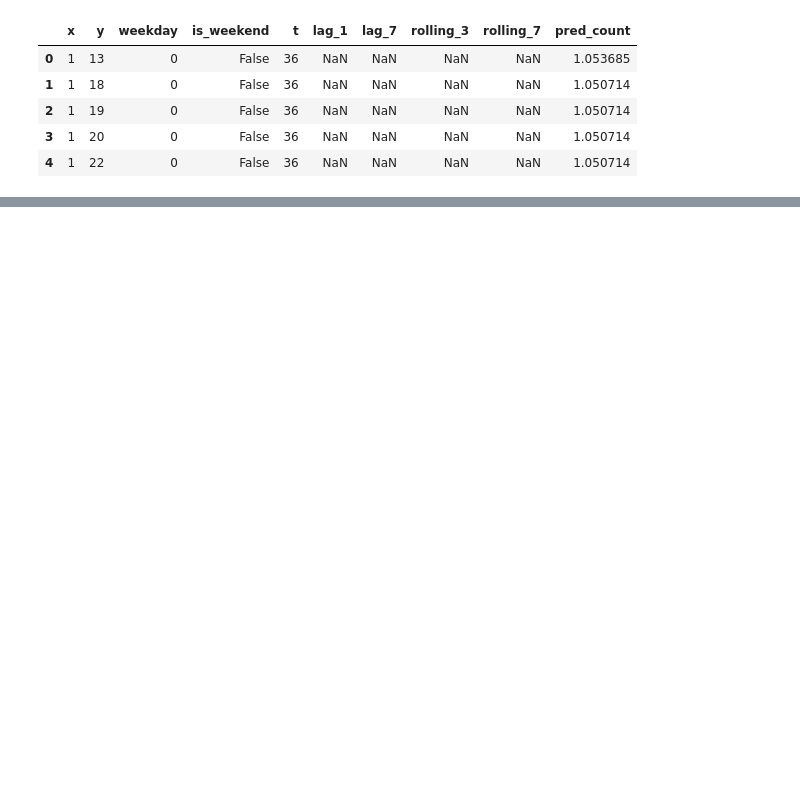
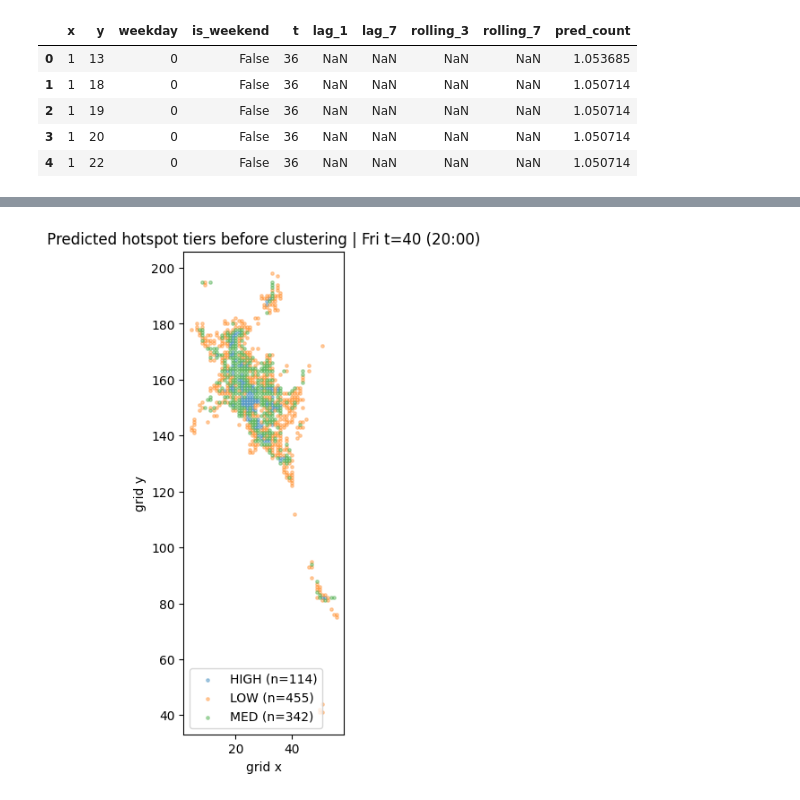
Before and after one commit to radimon/2025_flight_delay_prediction, a Jupyter notebook: notebooks/04_query_confidence.ipynb, the cells around one changed output, grey strips where cells are left out. Saved outputs shown, nothing was run; the diff lists cells and outputs as text; code cells hidden in the pictures; blank space fills up the shorter version.

```diff
--- a/notebooks/04_query_confidence.ipynb
+++ b/notebooks/04_query_confidence.ipynb
@@ -492,0 +480,23 @@ display(m)
+# %%
+import matplotlib.pyplot as plt
+
+# --- 這段讓圖上能標註時間 ---
+weekday_name = ["Mon","Tue","Wed","Thu","Fri","Sat","Sun"][target_weekday]
+time_str = f"{weekday_name} t={target_t} ({target_t//2:02d}:{(target_t%2)*30:02d})"
+
+# 只畫有分級的點（HIGH/MED/LOW）
+plot_df = out[out["level"].isin(["HIGH","MED","LOW"])].copy()
+
+fig, ax = plt.subplots(figsize=(7, 7))
+
+for lvl, g in plot_df.groupby("level"):
+    ax.scatter(g["x"], g["y"], s=6, alpha=0.35, label=f"{lvl} (n={len(g)})")
+
+ax.set_title(f"Predicted hotspot tiers before clustering | {time_str}")
+ax.set_xlabel("grid x")
+ax.set_ylabel("grid y")
+ax.set_aspect("equal", adjustable="box")
+ax.legend()
+plt.show()
+# %% [output]
+[figure, added]
```
Also changed, not shown: parts of 15 cells of this notebook, 3 other files.
